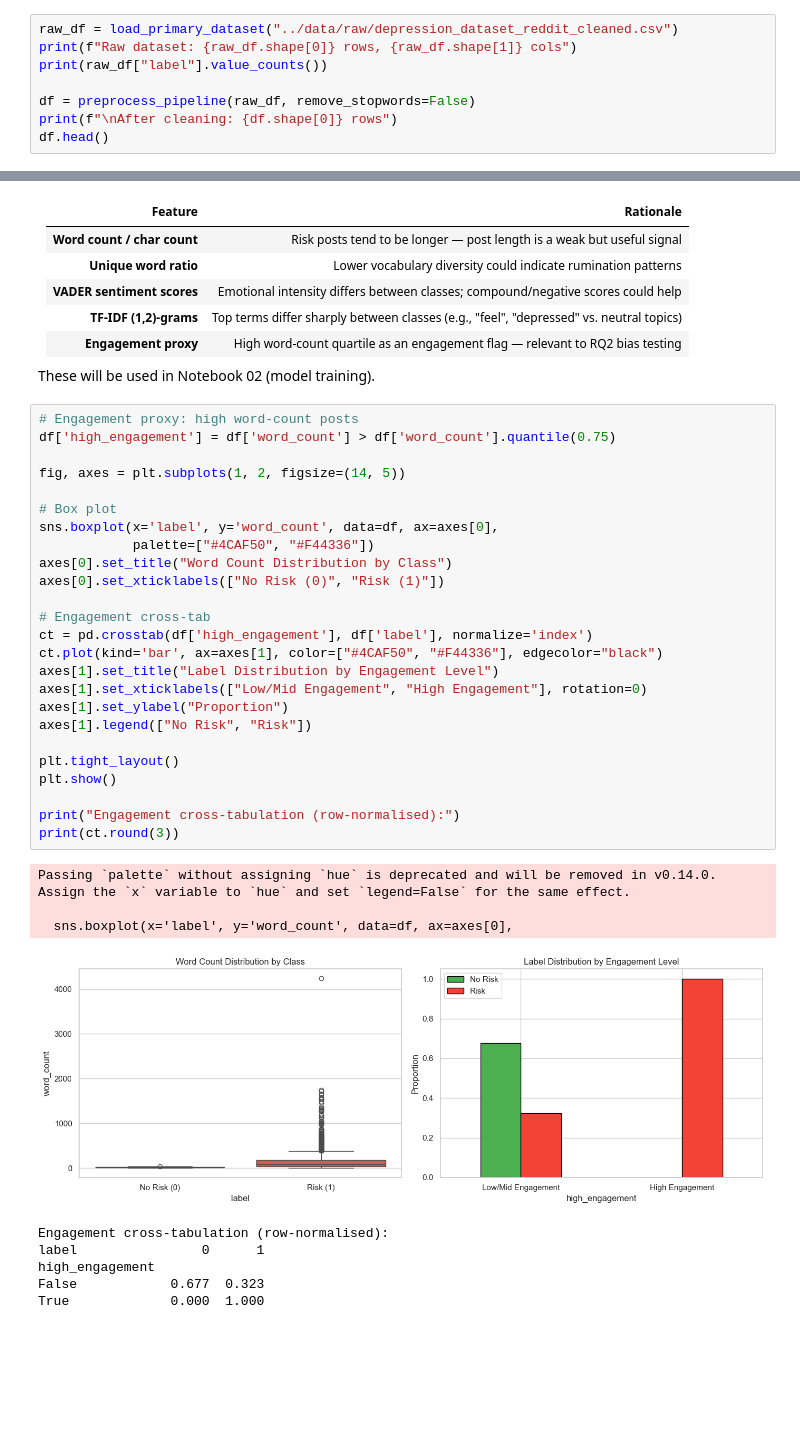
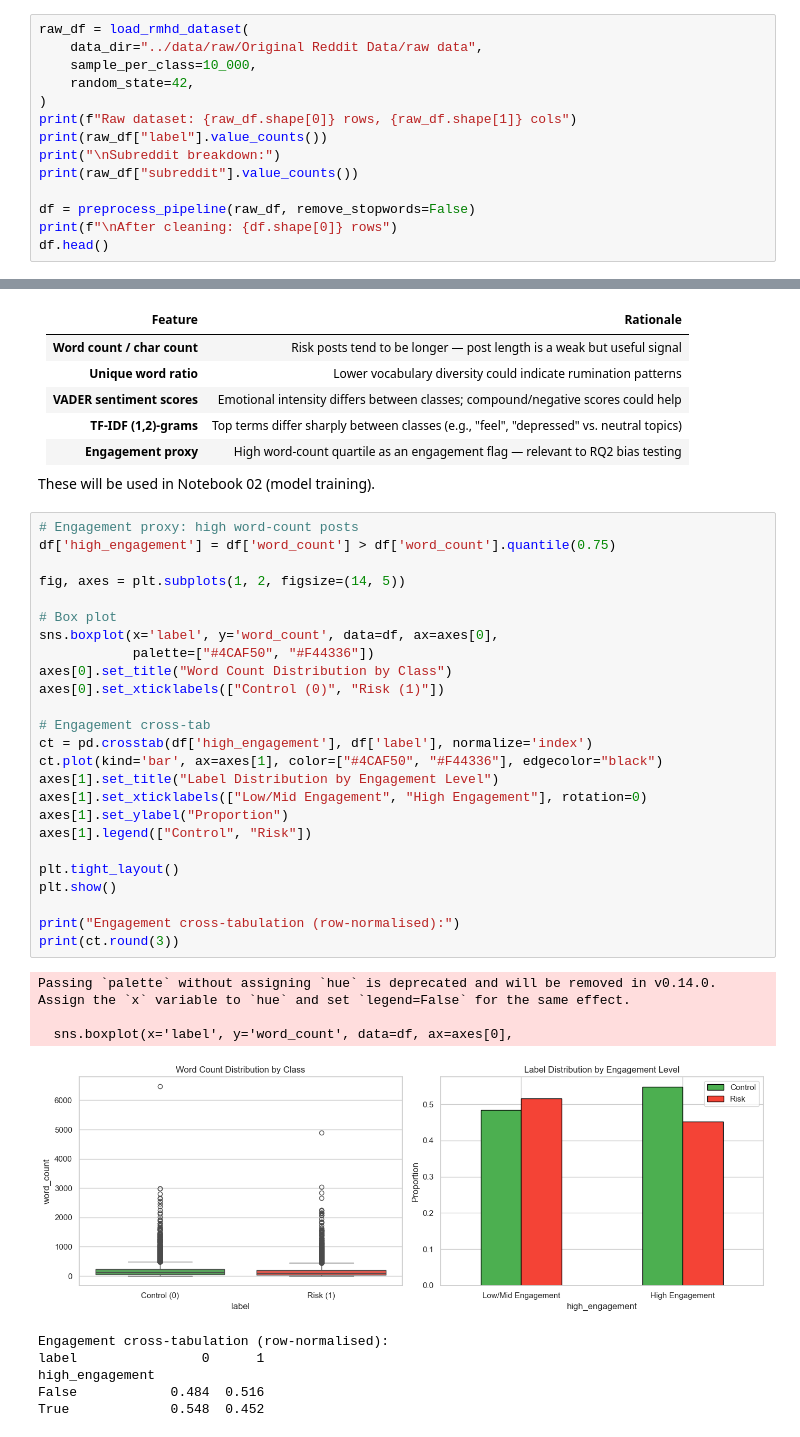
Before and after one commit to kartikshirode/MindLens-AI, a Jupyter notebook: notebooks/01_eda.ipynb, the cells around one changed output, grey strips where cells are left out. Drawn from its saved outputs; the diff is of its cells as text; blank space fills up the shorter version.

```diff
--- a/notebooks/01_eda.ipynb
+++ b/notebooks/01_eda.ipynb
@@ -38,9 +52,15 @@ Setup done.
 # %% [markdown]
 ## 1. Load and Preprocess
 # %%
-raw_df = load_primary_dataset("../data/raw/depression_dataset_reddit_cleaned.csv")
+raw_df = load_rmhd_dataset(
+    data_dir="../data/raw/Original Reddit Data/raw data",
+    sample_per_class=10_000,
+    random_state=42,
+)
 print(f"Raw dataset: {raw_df.shape[0]} rows, {raw_df.shape[1]} cols")
 print(raw_df["label"].value_counts())
+print("\nSubreddit breakdown:")
+print(raw_df["subreddit"].value_counts())
 
 df = preprocess_pipeline(raw_df, remove_stopwords=False)
 print(f"\nAfter cleaning: {df.shape[0]} rows")
@@ -255,38 +329,38 @@ These will be used in Notebook 02 (model training).
 # %%
 # Engagement proxy: high word-count posts
 df['high_engagement'] = df['word_count'] > df['word_count'].quantile(0.75)
 
 fig, axes = plt.subplots(1, 2, figsize=(14, 5))
 
 # Box plot
 sns.boxplot(x='label', y='word_count', data=df, ax=axes[0],
             palette=["#4CAF50", "#F44336"])
 axes[0].set_title("Word Count Distribution by Class")
-axes[0].set_xticklabels(["No Risk (0)", "Risk (1)"])
+axes[0].set_xticklabels(["Control (0)", "Risk (1)"])
 
 # Engagement cross-tab
 ct = pd.crosstab(df['high_engagement'], df['label'], normalize='index')
 ct.plot(kind='bar', ax=axes[1], color=["#4CAF50", "#F44336"], edgecolor="black")
 axes[1].set_title("Label Distribution by Engagement Level")
 axes[1].set_xticklabels(["Low/Mid Engagement", "High Engagement"], rotation=0)
 axes[1].set_ylabel("Proportion")
-axes[1].legend(["No Risk", "Risk"])
+axes[1].legend(["Control", "Risk"])
 
 plt.tight_layout()
 plt.show()
 
 print("Engagement cross-tabulation (row-normalised):")
 print(ct.round(3))
 # %% [output]
 Passing `palette` without assigning `hue` is deprecated and will be removed in v0.14.0. Assign the `x` variable to `hue` and set `legend=False` for the same effect.
 
   sns.boxplot(x='label', y='word_count', data=df, ax=axes[0],
-[figure, old version]
+[figure, new version]
 Engagement cross-tabulation (row-normalised):
 label                0      1
 high_engagement
-False            0.677  0.323
-True             0.000  1.000
+False            0.484  0.516
+True             0.548  0.452
 # %% [markdown]
 ## 11. Baseline Model (Word Count Only)
 
```
Also changed, not shown: parts of 18 cells of this notebook, 10 other files.
